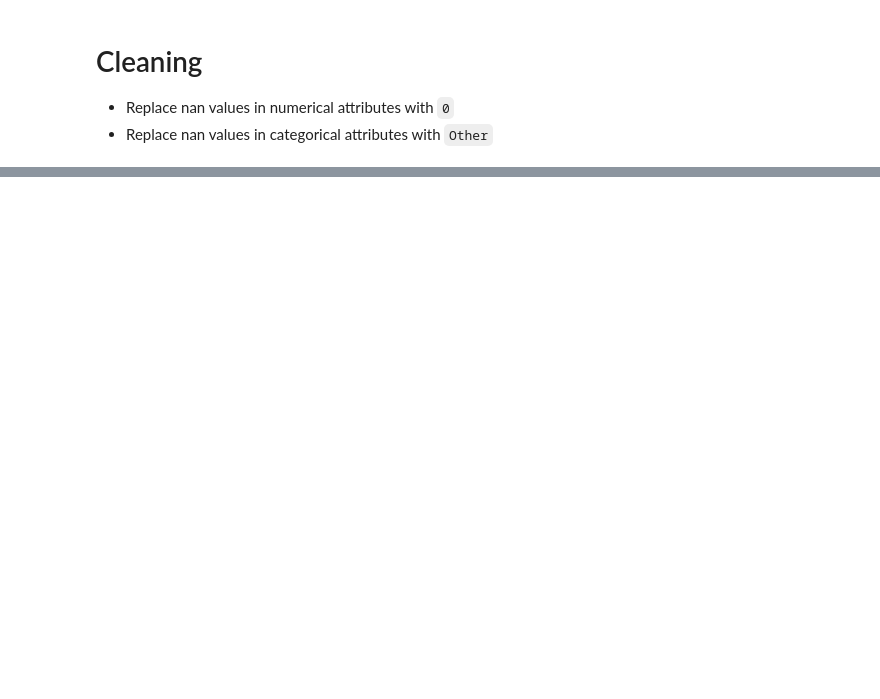
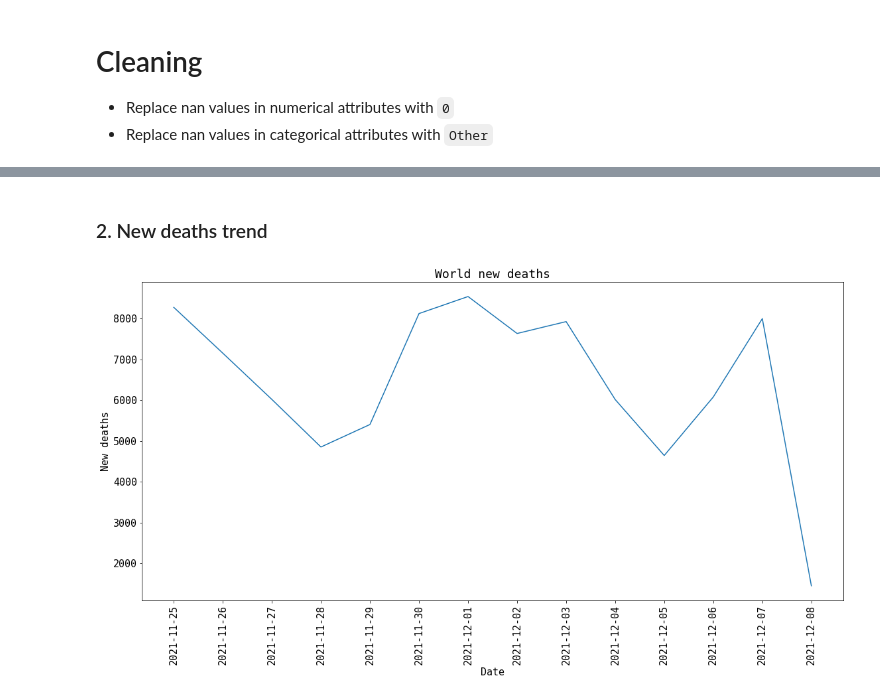
Before and after one commit to ndkhoa0704/Worldometers-explorer, a Jupyter notebook: explore.ipynb, the cells around one changed output, grey strips where cells are left out. Drawn from its saved outputs; the diff is of its cells as text; code cells hidden in the pictures; blank space fills up the shorter version.

```diff
--- a/explore.ipynb
+++ b/explore.ipynb
@@ -104,0 +96,13 @@ def display_density(attr, date):
+# %% [markdown]
+### 2. New deaths trend
+# %%
+draw_fig(
+    [dates,[np.sum(dfs[d]["NewDeaths"]) for d in dates]],
+    'Date',
+    'New deaths',
+    'World new deaths',
+    'WorldNewDeathsAll',
+    'plot'
+    )
+# %% [output]
+[figure, added]
```
Also changed, not shown: parts of 52 cells of this notebook, 25 other files.
